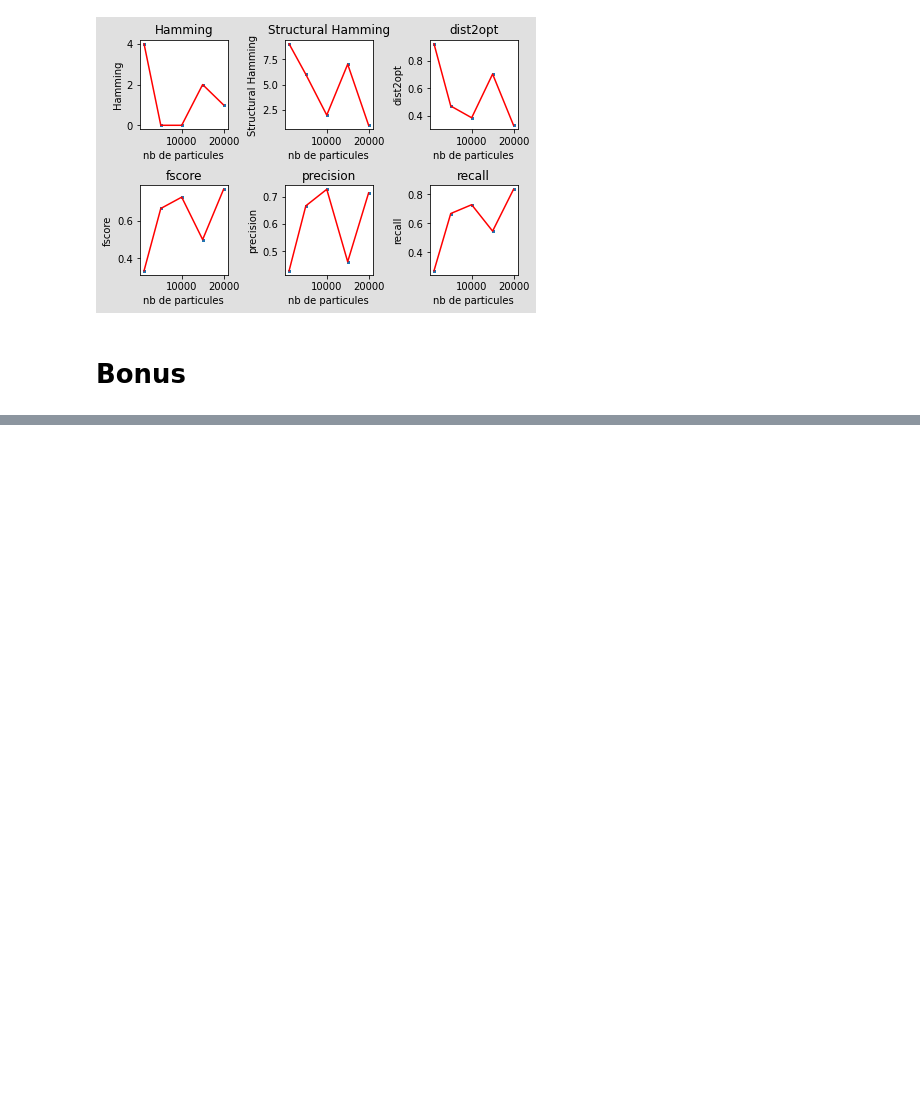
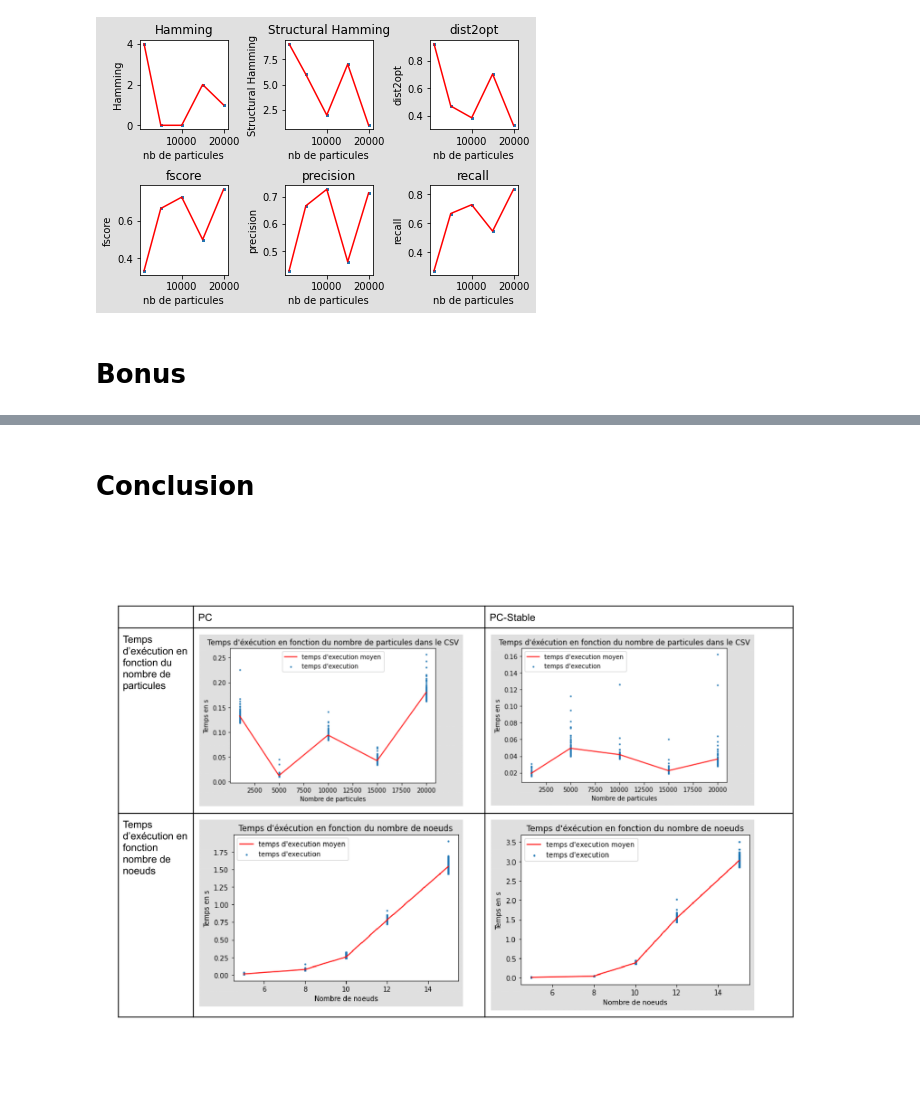
Before and after one commit to davidPinaud/BN_PCSTABLE, a Jupyter notebook: test_projet_MADI.ipynb, the cells around one changed output, grey strips where cells are left out. Cells and saved outputs as stored; diff of their text form; code cells hidden in the pictures; blank space fills up the shorter version.

```diff
--- a/test_projet_MADI.ipynb
+++ b/test_projet_MADI.ipynb
@@ -629,0 +1089,7 @@ TypeError: 'SwigPyObject' object is not iterable
+# %% [markdown]
+# Conclusion
+# %%
+from IPython.display import Image
+Image(filename='/Users/davidpinaud/Desktop/Untitled document/Untitled document-1.png')
+# %% [output]
+[figure, added]
```
Also changed, not shown: parts of 48 cells of this notebook, 14 other files.
